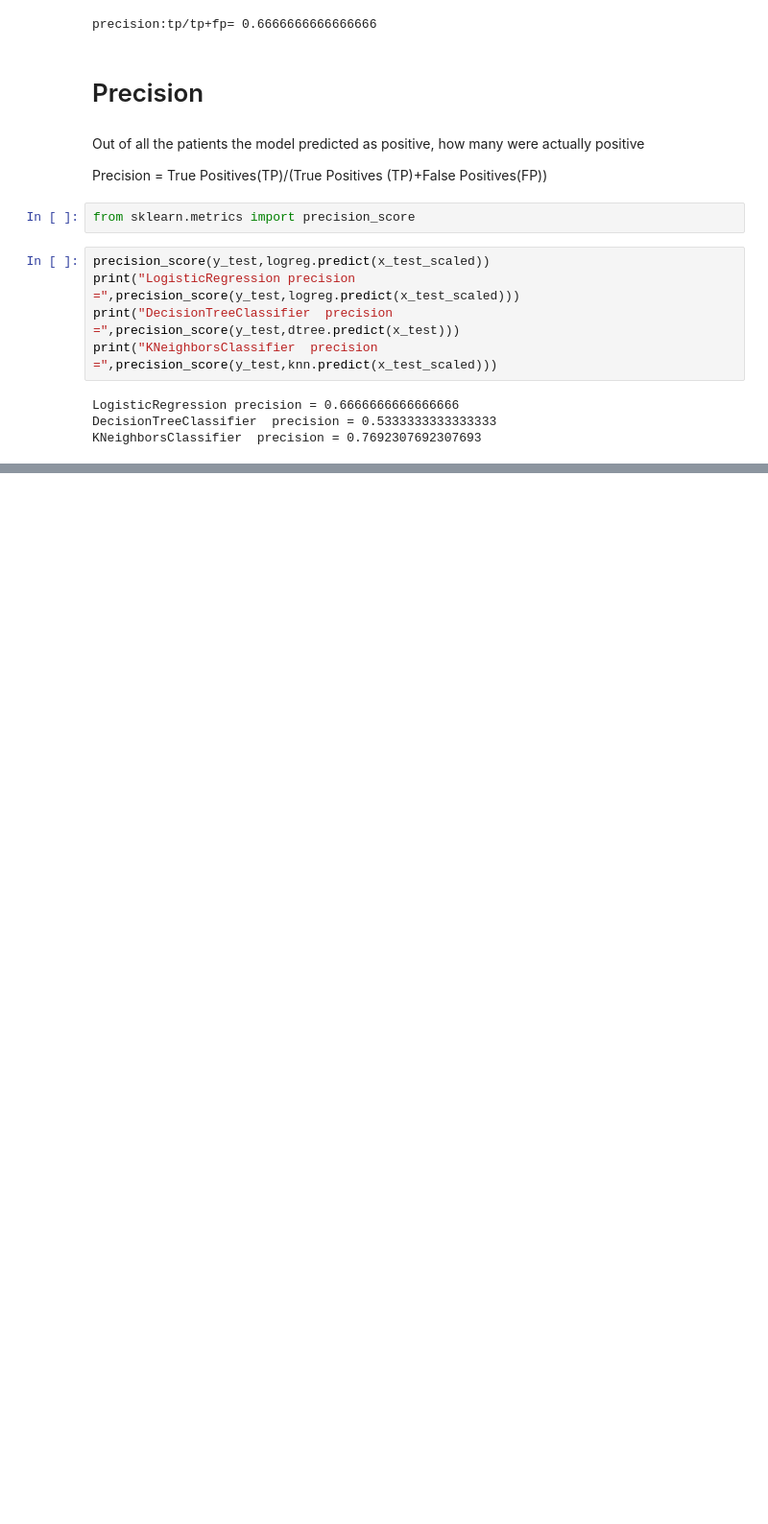
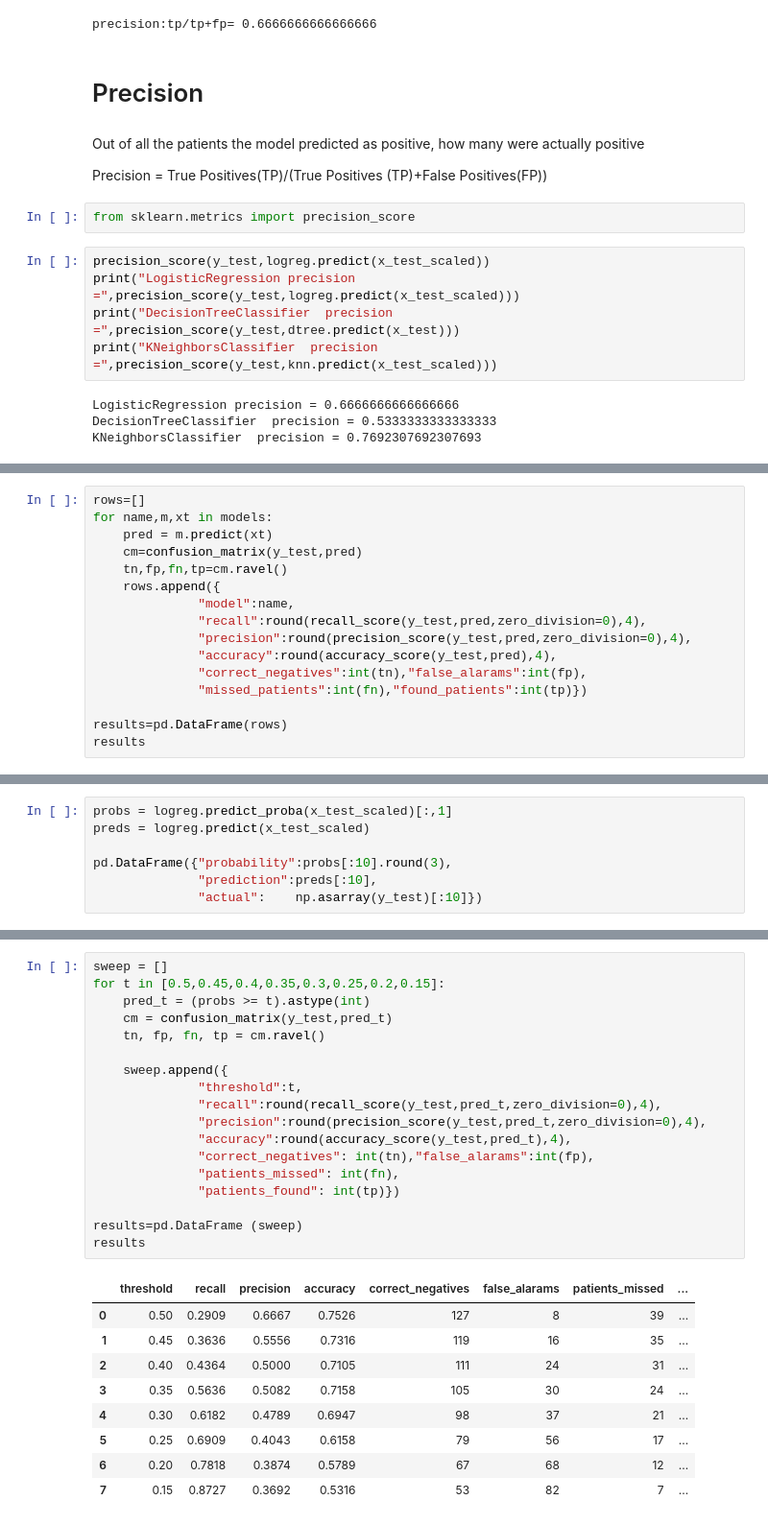
Before and after one commit to dilnaf322-gif/Project1-diabetes, a Jupyter notebook: notebooks/dilna_d12.ipynb, the cells around one changed output, grey strips where cells are left out. Shown at 96% size. Cells and saved outputs as stored; diff of their text form; blank space fills up the shorter version.

```diff
--- a/notebooks/dilna_d12.ipynb
+++ b/notebooks/dilna_d12.ipynb
@@ -195,0 +198,16 @@ KNeighborsClassifier  precision = 0.7692307692307693
+# %%
+rows=[]
+for name,m,xt in models:
+    pred = m.predict(xt)
+    cm=confusion_matrix(y_test,pred)
+    tn,fp,fn,tp=cm.ravel()
+    rows.append({
+              "model":name,
+              "recall":round(recall_score(y_test,pred,zero_division=0),4),
+              "precision":round(precision_score(y_test,pred,zero_division=0),4),
+              "accuracy":round(accuracy_score(y_test,pred),4),
+              "correct_negatives":int(tn),"false_alarams":int(fp),
+              "missed_patients":int(fn),"found_patients":int(tp)})
+
+results=pd.DataFrame(rows)
+results
@@ -195,0 +237,7 @@ KNeighborsClassifier  precision = 0.7692307692307693
+# %%
+probs = logreg.predict_proba(x_test_scaled)[:,1]
+preds = logreg.predict(x_test_scaled)
+
+pd.DataFrame({"probability":probs[:10].round(3),
+              "prediction":preds[:10],
+              "actual":    np.asarray(y_test)[:10]})
@@ -195,0 +256,28 @@ KNeighborsClassifier  precision = 0.7692307692307693
+# %%
+sweep = []
+for t in [0.5,0.45,0.4,0.35,0.3,0.25,0.2,0.15]:
+    pred_t = (probs >= t).astype(int)
+    cm = confusion_matrix(y_test,pred_t)
+    tn, fp, fn, tp = cm.ravel()
+
+    sweep.append({
+              "threshold":t,
+              "recall":round(recall_score(y_test,pred_t,zero_division=0),4),
+              "precision":round(precision_score(y_test,pred_t,zero_division=0),4),
+              "accuracy":round(accuracy_score(y_test,pred_t),4),
+              "correct_negatives": int(tn),"false_alarams":int(fp),
+              "patients_missed": int(fn),
+              "patients_found": int(tp)})
+
+results=pd.DataFrame (sweep)
+results
+# %% [output]
+|  | threshold | recall | precision | accuracy | correct_negatives | false_alarams | patients_missed | ... |
+| 0 | 0.50 | 0.2909 | 0.6667 | 0.7526 | 127 | 8 | 39 | ... |
+| 1 | 0.45 | 0.3636 | 0.5556 | 0.7316 | 119 | 16 | 35 | ... |
+| 2 | 0.40 | 0.4364 | 0.5000 | 0.7105 | 111 | 24 | 31 | ... |
+| 3 | 0.35 | 0.5636 | 0.5082 | 0.7158 | 105 | 30 | 24 | ... |
+| 4 | 0.30 | 0.6182 | 0.4789 | 0.6947 | 98 | 37 | 21 | ... |
+| 5 | 0.25 | 0.6909 | 0.4043 | 0.6158 | 79 | 56 | 17 | ... |
+| 6 | 0.20 | 0.7818 | 0.3874 | 0.5789 | 67 | 68 | 12 | ... |
+| 7 | 0.15 | 0.8727 | 0.3692 | 0.5316 | 53 | 82 | 7 | ... |
```
Also changed, not shown: parts of 59 cells of this notebook, 9 other files.
